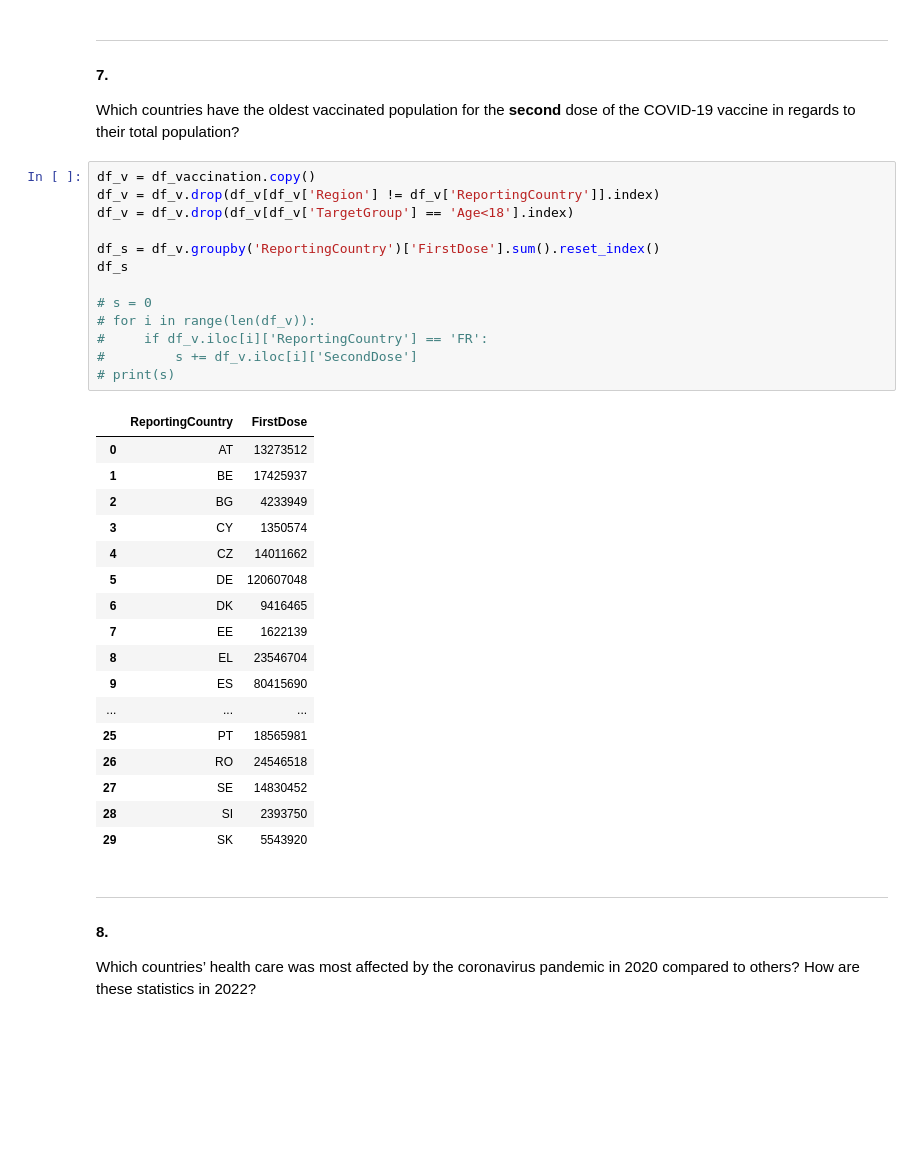
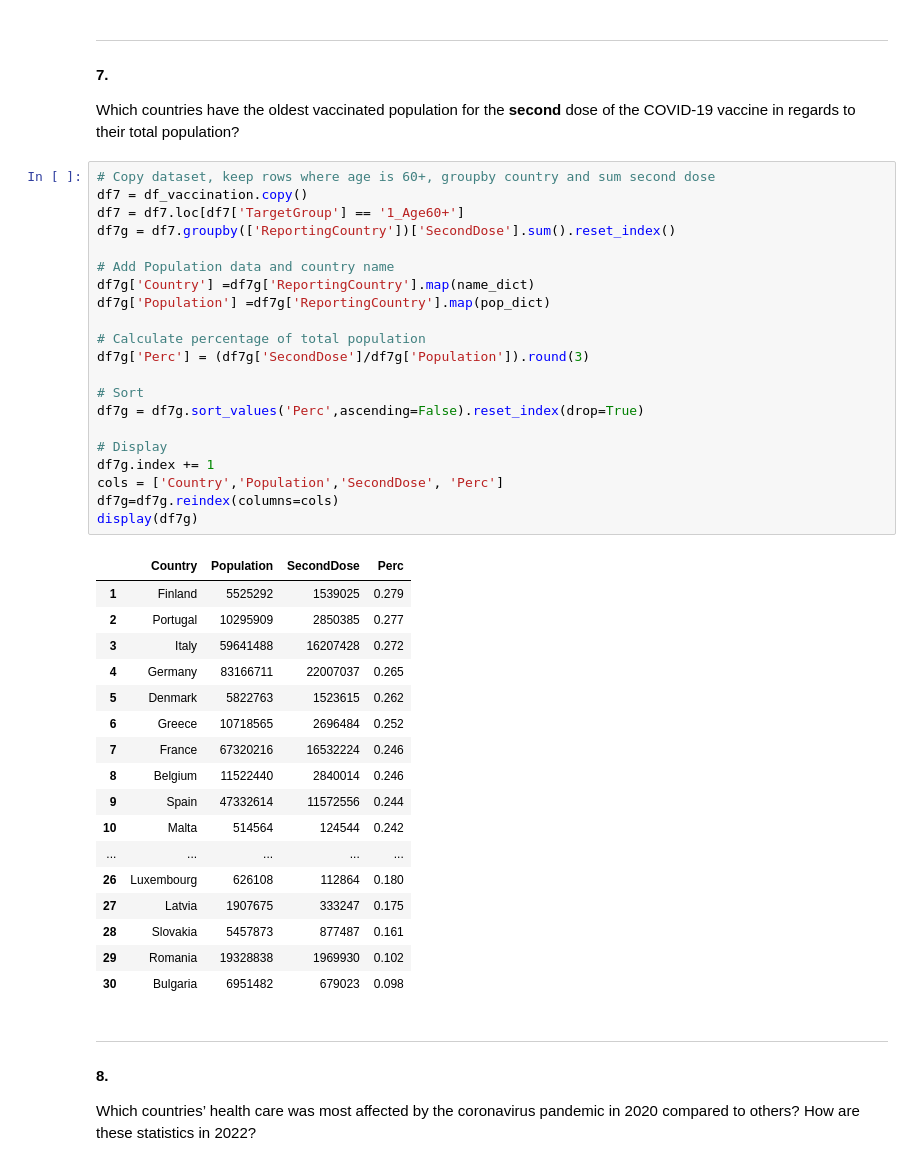
Before and after one commit to Globose/dv1597, a Jupyter notebook: a2/book.ipynb, the cells around one changed output. Cells and saved outputs as stored; diff of their text form; blank space fills up the shorter version.

```diff
--- a/a2/book.ipynb
+++ b/a2/book.ipynb
@@ -502,37 +409,45 @@ display(df6g)
 ***
 #### 7.
 Which countries have the oldest vaccinated population for the **second** dose of the COVID-19 vaccine in regards to their total population?
-# %%
-df_v = df_vaccination.copy()
-df_v = df_v.drop(df_v[df_v['Region'] != df_v['ReportingCountry']].index)
-df_v = df_v.drop(df_v[df_v['TargetGroup'] == 'Age<18'].index)
-
-df_s = df_v.groupby('ReportingCountry')['FirstDose'].sum().reset_index()
-df_s
-
-# s = 0
-# for i in range(len(df_v)):
-#     if df_v.iloc[i]['ReportingCountry'] == 'FR':
-#         s += df_v.iloc[i]['SecondDose']
-# print(s)
-# %% [output]
-|  | ReportingCountry | FirstDose |
-| 0 | AT | 13273512 |
-| 1 | BE | 17425937 |
-| 2 | BG | 4233949 |
-| 3 | CY | 1350574 |
-| 4 | CZ | 14011662 |
-| 5 | DE | 120607048 |
-| 6 | DK | 9416465 |
-| 7 | EE | 1622139 |
-| 8 | EL | 23546704 |
-| 9 | ES | 80415690 |
-| ... | ... | ... |
-| 25 | PT | 18565981 |
-| 26 | RO | 24546518 |
-| 27 | SE | 14830452 |
-| 28 | SI | 2393750 |
-| 29 | SK | 5543920 |
+# %%
+# Copy dataset, keep rows where age is 60+, groupby country and sum second dose
+df7 = df_vaccination.copy()
+df7 = df7.loc[df7['TargetGroup'] == '1_Age60+']
+df7g = df7.groupby(['ReportingCountry'])['SecondDose'].sum().reset_index()
+
+# Add Population data and country name
+df7g['Country'] =df7g['ReportingCountry'].map(name_dict)
+df7g['Population'] =df7g['ReportingCountry'].map(pop_dict)
+
+# Calculate percentage of total population
+df7g['Perc'] = (df7g['SecondDose']/df7g['Population']).round(3)
+
+# Sort
+df7g = df7g.sort_values('Perc',ascending=False).reset_index(drop=True)
+
+# Display
+df7g.index += 1
+cols = ['Country','Population','SecondDose', 'Perc']
+df7g=df7g.reindex(columns=cols)
+display(df7g)
+# %% [output]
+|  | Country | Population | SecondDose | Perc |
+| 1 | Finland | 5525292 | 1539025 | 0.279 |
+| 2 | Portugal | 10295909 | 2850385 | 0.277 |
+| 3 | Italy | 59641488 | 16207428 | 0.272 |
+| 4 | Germany | 83166711 | 22007037 | 0.265 |
+| 5 | Denmark | 5822763 | 1523615 | 0.262 |
+| 6 | Greece | 10718565 | 2696484 | 0.252 |
+| 7 | France | 67320216 | 16532224 | 0.246 |
+| 8 | Belgium | 11522440 | 2840014 | 0.246 |
+| 9 | Spain | 47332614 | 11572556 | 0.244 |
+| 10 | Malta | 514564 | 124544 | 0.242 |
+| ... | ... | ... | ... | ... |
+| 26 | Luxembourg | 626108 | 112864 | 0.180 |
+| 27 | Latvia | 1907675 | 333247 | 0.175 |
+| 28 | Slovakia | 5457873 | 877487 | 0.161 |
+| 29 | Romania | 19328838 | 1969930 | 0.102 |
+| 30 | Bulgaria | 6951482 | 679023 | 0.098 |
 # %% [markdown]
 ***
 #### 8.
```
Also changed, not shown: parts of 30 cells of this notebook, 1 other file.
